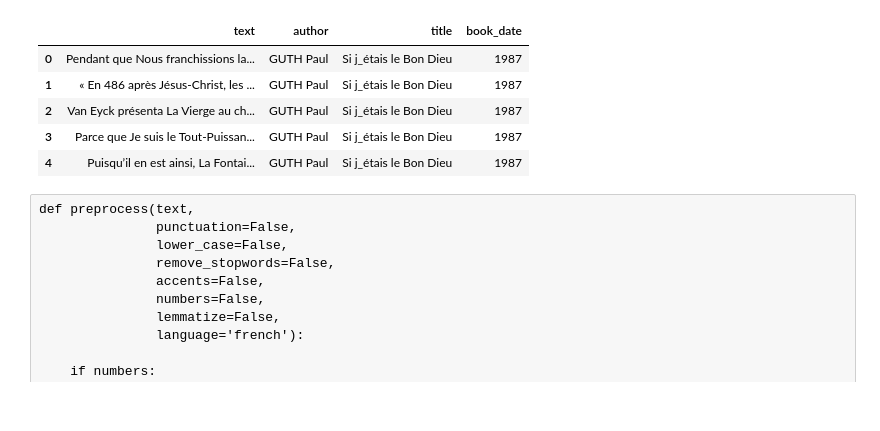
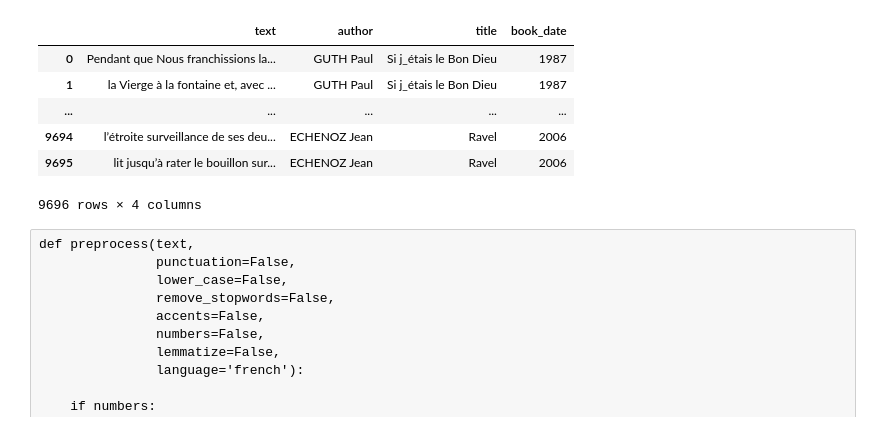
Before and after one commit to Cyr-dcx/author_style, a Jupyter notebook: notebooks/Cyrielle_Create_dataframes.ipynb, the cells around one changed output. Saved outputs shown, nothing was run; the diff lists cells and outputs as text; code cells hidden in the pictures.

```diff
--- a/notebooks/Cyrielle_Create_dataframes.ipynb
+++ b/notebooks/Cyrielle_Create_dataframes.ipynb
@@ -17,14 +16,20 @@ clean_texts()
 # %%
-df = csv_to_dataframes(output="p")
+seq_len = 512
+
+df = csv_to_dataframes(output='c', MAX_LEN=seq_len)
 # %%
-df.head()
+pd.options.display.max_rows = 5
+pd.options.display.max_seq_items = None
+pd.options.display.max_colwidth = 4000
+df
 # %% [output]
 |  | text | author | title | book_date |
 | 0 | Pendant que Nous franchissions la... | GUTH Paul | Si j_étais le Bon Dieu | 1987 |
-| 1 | « En 486 après Jésus-Christ, les ... | GUTH Paul | Si j_étais le Bon Dieu | 1987 |
-| 2 | Van Eyck présenta La Vierge au ch... | GUTH Paul | Si j_étais le Bon Dieu | 1987 |
-| 3 | Parce que Je suis le Tout-Puissan... | GUTH Paul | Si j_étais le Bon Dieu | 1987 |
-| 4 | Puisqu’il en est ainsi, La Fontai... | GUTH Paul | Si j_étais le Bon Dieu | 1987 |
+| 1 | la Vierge à la fontaine et, avec ... | GUTH Paul | Si j_étais le Bon Dieu | 1987 |
+| ... | ... | ... | ... | ... |
+| 9694 | l’étroite surveillance de ses deu... | ECHENOZ Jean | Ravel | 2006 |
+| 9695 | lit jusqu’à rater le bouillon sur... | ECHENOZ Jean | Ravel | 2006 |
+9696 rows × 4 columns
 # %%
 data = df[["text","author"]]
 # %% [raw]
```
Also changed, not shown: parts of 23 cells of this notebook, 11 other files.
